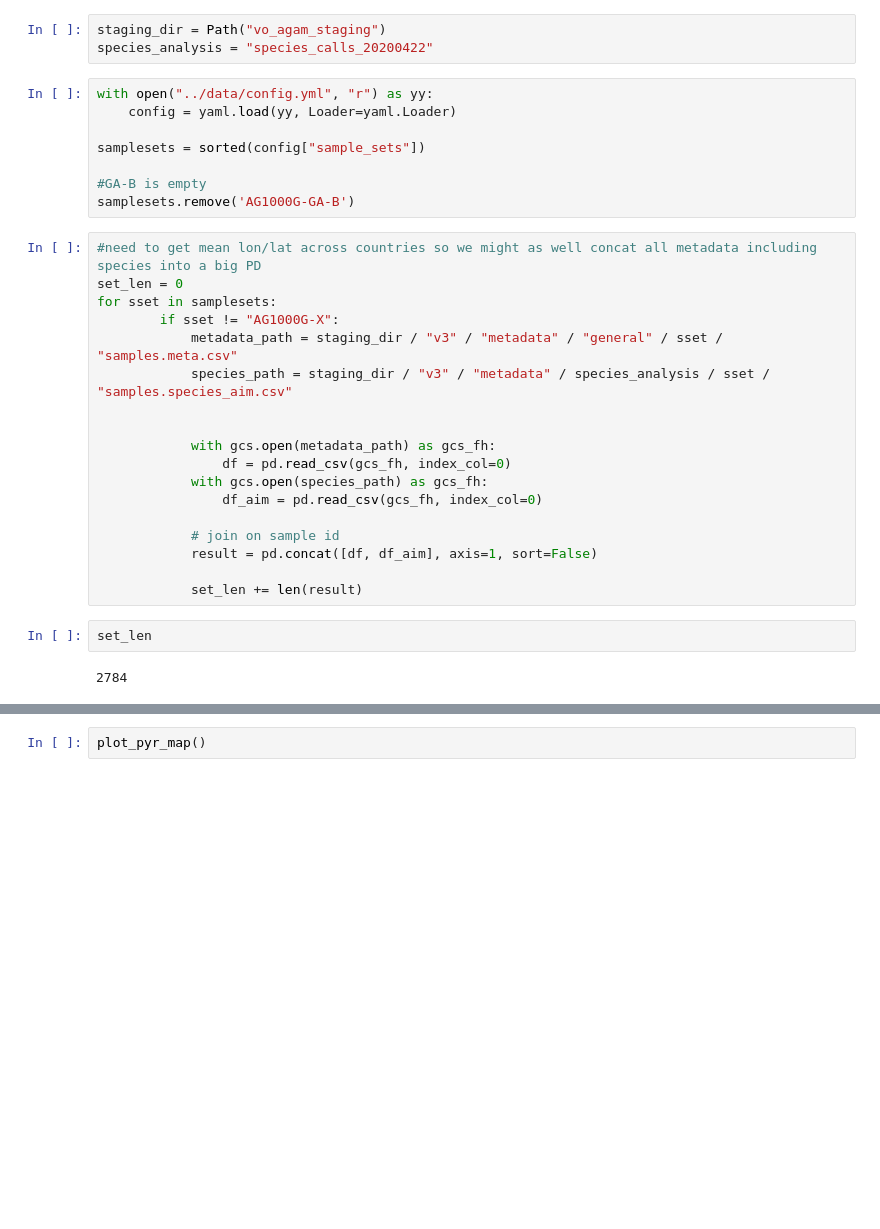
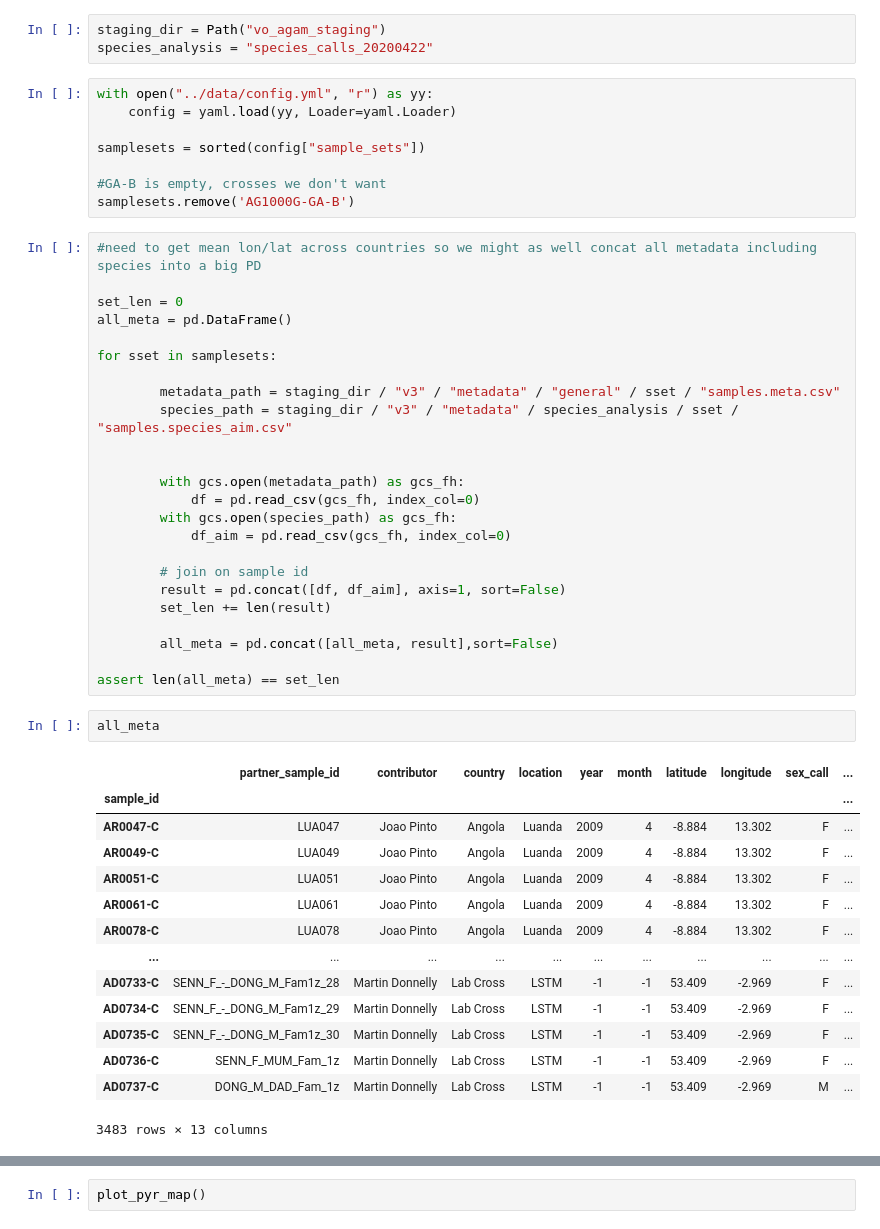
Before and after one commit to malariagen/deprecated-ag1000g-phase3-data-paper, a Jupyter notebook: notebooks/ag1000g_phase3_collection_.ipynb, the cells around one changed output, grey strips where cells are left out. Saved outputs shown, nothing was run; the diff lists cells and outputs as text; blank space fills up the shorter version.

Commit message:
concat can average

```diff
--- a/notebooks/ag1000g_phase3_collection_.ipynb
+++ b/notebooks/ag1000g_phase3_collection_.ipynb
@@ -38,27 +38,46 @@ with open("../data/config.yml", "r") as yy:
 
 samplesets = sorted(config["sample_sets"])
 
-#GA-B is empty
+#GA-B is empty, crosses we don't want
 samplesets.remove('AG1000G-GA-B')
 # %%
 #need to get mean lon/lat across countries so we might as well concat all metadata including species into a big PD
+
 set_len = 0
+all_meta = pd.DataFrame()
+
 for sset in samplesets:
-        if sset != "AG1000G-X":
-            metadata_path = staging_dir / "v3" / "metadata" / "general" / sset / "samples.meta.csv"
-            species_path = staging_dir / "v3" / "metadata" / species_analysis / sset / "samples.species_aim.csv"
+
+        metadata_path = staging_dir / "v3" / "metadata" / "general" / sset / "samples.meta.csv"
+        species_path = staging_dir / "v3" / "metadata" / species_analysis / sset / "samples.species_aim.csv"
 
 
-            with gcs.open(metadata_path) as gcs_fh:
-                df = pd.read_csv(gcs_fh, index_col=0)
-            with gcs.open(species_path) as gcs_fh:
-                df_aim = pd.read_csv(gcs_fh, index_col=0)
+        with gcs.open(metadata_path) as gcs_fh:
+            df = pd.read_csv(gcs_fh, index_col=0)
+        with gcs.open(species_path) as gcs_fh:
+            df_aim = pd.read_csv(gcs_fh, index_col=0)
 
-            # join on sample id
-            result = pd.concat([df, df_aim], axis=1, sort=False)
+        # join on sample id
+        result = pd.concat([df, df_aim], axis=1, sort=False)
+        set_len += len(result)
 
-            set_len += len(result)
+        all_meta = pd.concat([all_meta, result],sort=False)
+
+assert len(all_meta) == set_len
-# %%
-set_len
-# %% [output]
-2784
+# %%
+all_meta
+# %% [output]
+|  | partner_sample_id | contributor | country | location | year | month | latitude | longitude | sex_call | ... |
+| sample_id |  |  |  |  |  |  |  |  |  | ... |
+| AR0047-C | LUA047 | Joao Pinto | Angola | Luanda | 2009 | 4 | -8.884 | 13.302 | F | ... |
+| AR0049-C | LUA049 | Joao Pinto | Angola | Luanda | 2009 | 4 | -8.884 | 13.302 | F | ... |
+| AR0051-C | LUA051 | Joao Pinto | Angola | Luanda | 2009 | 4 | -8.884 | 13.302 | F | ... |
+| AR0061-C | LUA061 | Joao Pinto | Angola | Luanda | 2009 | 4 | -8.884 | 13.302 | F | ... |
+| AR0078-C | LUA078 | Joao Pinto | Angola | Luanda | 2009 | 4 | -8.884 | 13.302 | F | ... |
+| ... | ... | ... | ... | ... | ... | ... | ... | ... | ... | ... |
+| AD0733-C | SENN_F_-_DONG_M_Fam1z_28 | Martin Donnelly | Lab Cross | LSTM | -1 | -1 | 53.409 | -2.969 | F | ... |
+| AD0734-C | SENN_F_-_DONG_M_Fam1z_29 | Martin Donnelly | Lab Cross | LSTM | -1 | -1 | 53.409 | -2.969 | F | ... |
+| AD0735-C | SENN_F_-_DONG_M_Fam1z_30 | Martin Donnelly | Lab Cross | LSTM | -1 | -1 | 53.409 | -2.969 | F | ... |
+| AD0736-C | SENN_F_MUM_Fam_1z | Martin Donnelly | Lab Cross | LSTM | -1 | -1 | 53.409 | -2.969 | F | ... |
+| AD0737-C | DONG_M_DAD_Fam_1z | Martin Donnelly | Lab Cross | LSTM | -1 | -1 | 53.409 | -2.969 | M | ... |
+3483 rows × 13 columns
```
Also changed, not shown: parts of 2 cells of this notebook.
